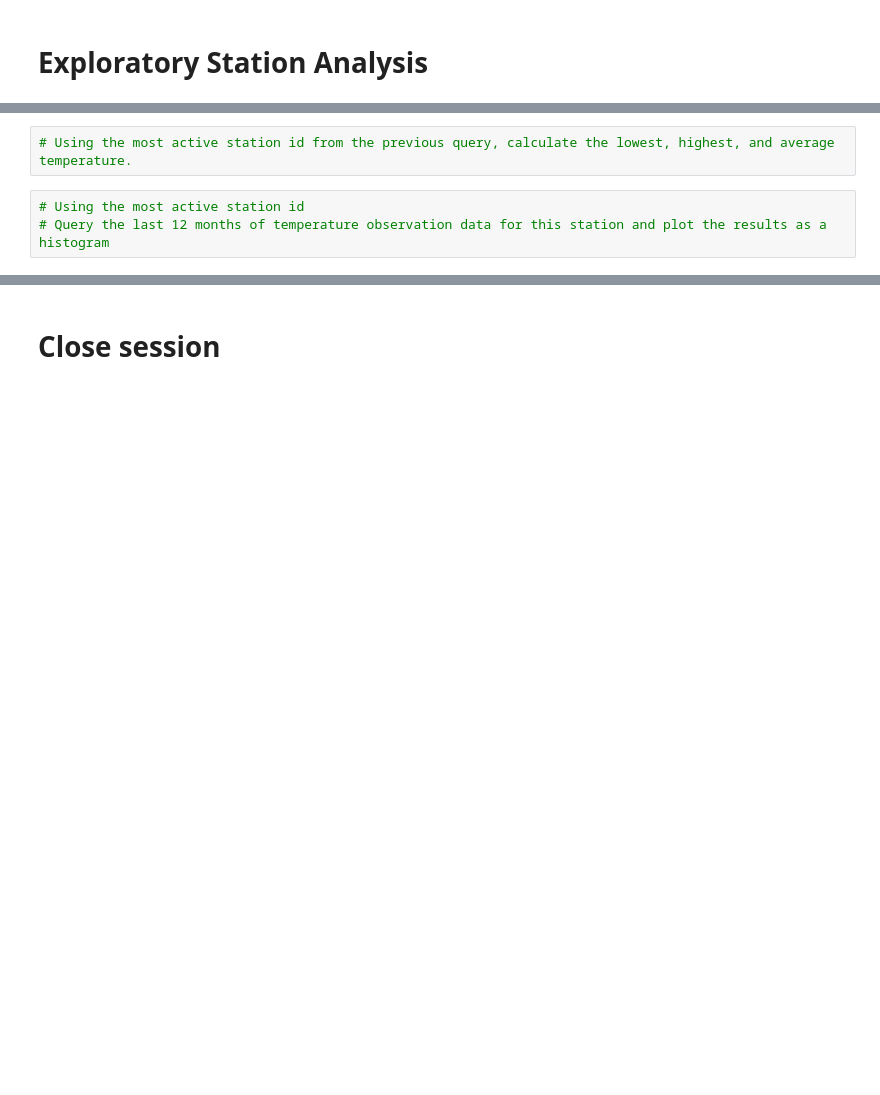
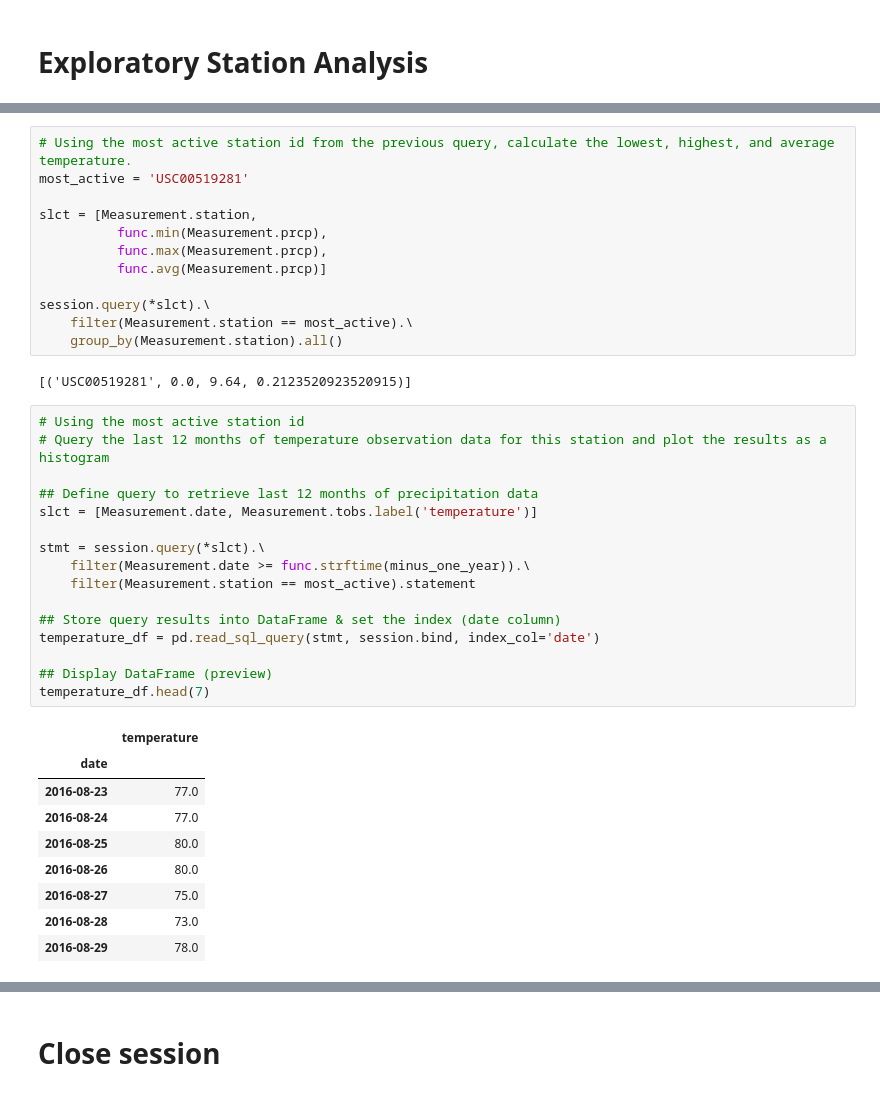
Before and after one commit to rperezme-data/DAB_H10_SQLAlchemy-challenge, a Jupyter notebook: ClimateSQLAlchemy/1_Climate_Analysis.ipynb, the cells around one changed output, grey strips where cells are left out. Drawn from its saved outputs; the diff is of its cells as text; blank space fills up the shorter version.

```diff
--- a/ClimateSQLAlchemy/1_Climate_Analysis.ipynb
+++ b/ClimateSQLAlchemy/1_Climate_Analysis.ipynb
@@ -120,5 +176,40 @@ precipitation_df.describe()
 # %%
 # Using the most active station id from the previous query, calculate the lowest, highest, and average temperature.
+most_active = 'USC00519281'
+
+slct = [Measurement.station,
+          func.min(Measurement.prcp),
+          func.max(Measurement.prcp),
+          func.avg(Measurement.prcp)]
+
+session.query(*slct).\
+    filter(Measurement.station == most_active).\
+    group_by(Measurement.station).all()
+# %% [output]
+[('USC00519281', 0.0, 9.64, 0.2123520923520915)]
 # %%
 # Using the most active station id
 # Query the last 12 months of temperature observation data for this station and plot the results as a histogram
+
+## Define query to retrieve last 12 months of precipitation data
+slct = [Measurement.date, Measurement.tobs.label('temperature')]
+
+stmt = session.query(*slct).\
+    filter(Measurement.date >= func.strftime(minus_one_year)).\
+    filter(Measurement.station == most_active).statement
+
+## Store query results into DataFrame & set the index (date column)
+temperature_df = pd.read_sql_query(stmt, session.bind, index_col='date')
+
+## Display DataFrame (preview)
+temperature_df.head(7)
+# %% [output]
+|  | temperature |
+| date |  |
+| 2016-08-23 | 77.0 |
+| 2016-08-24 | 77.0 |
+| 2016-08-25 | 80.0 |
+| 2016-08-26 | 80.0 |
+| 2016-08-27 | 75.0 |
+| 2016-08-28 | 73.0 |
+| 2016-08-29 | 78.0 |
```
Also changed, not shown: parts of 13 cells of this notebook, 2 other files.
